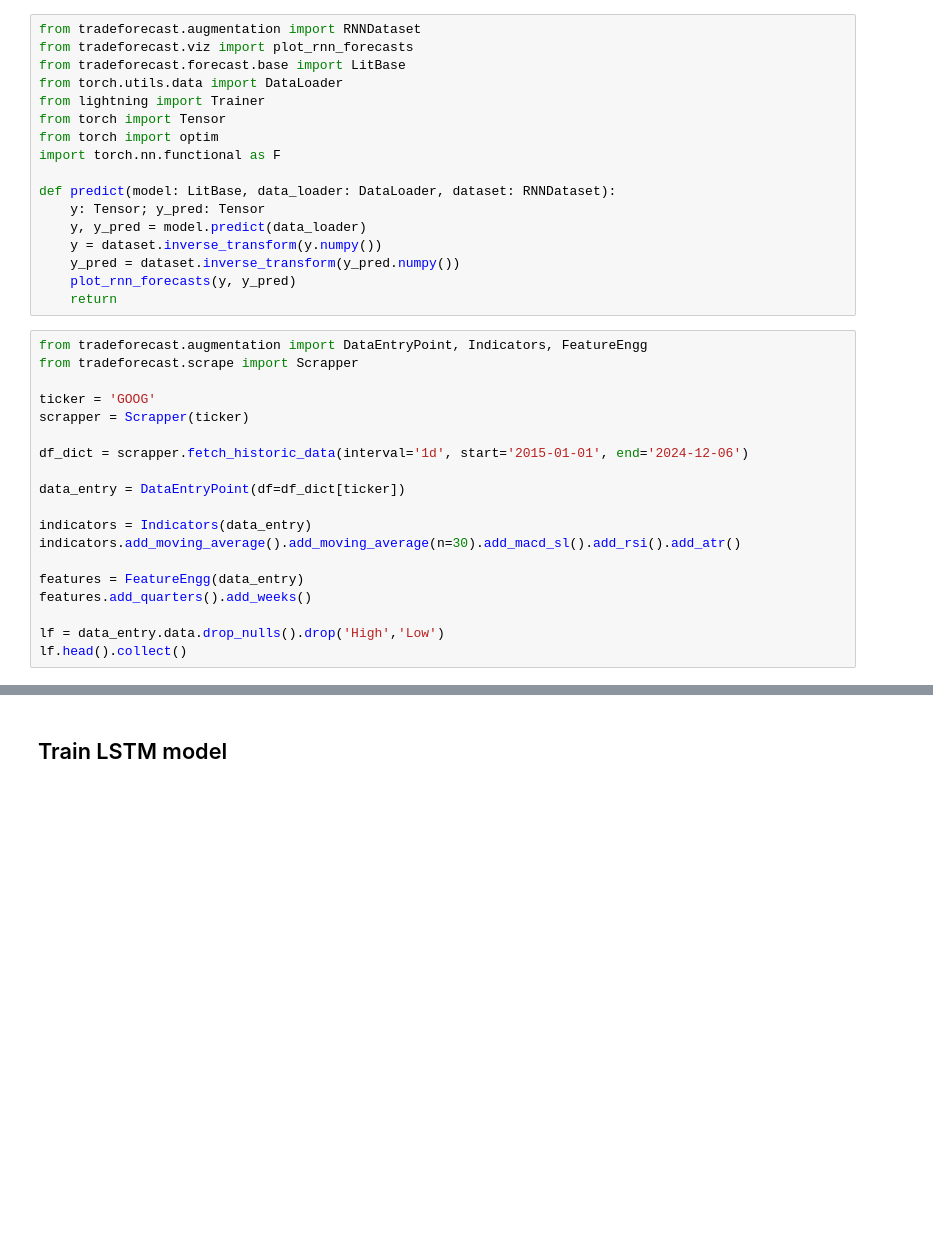
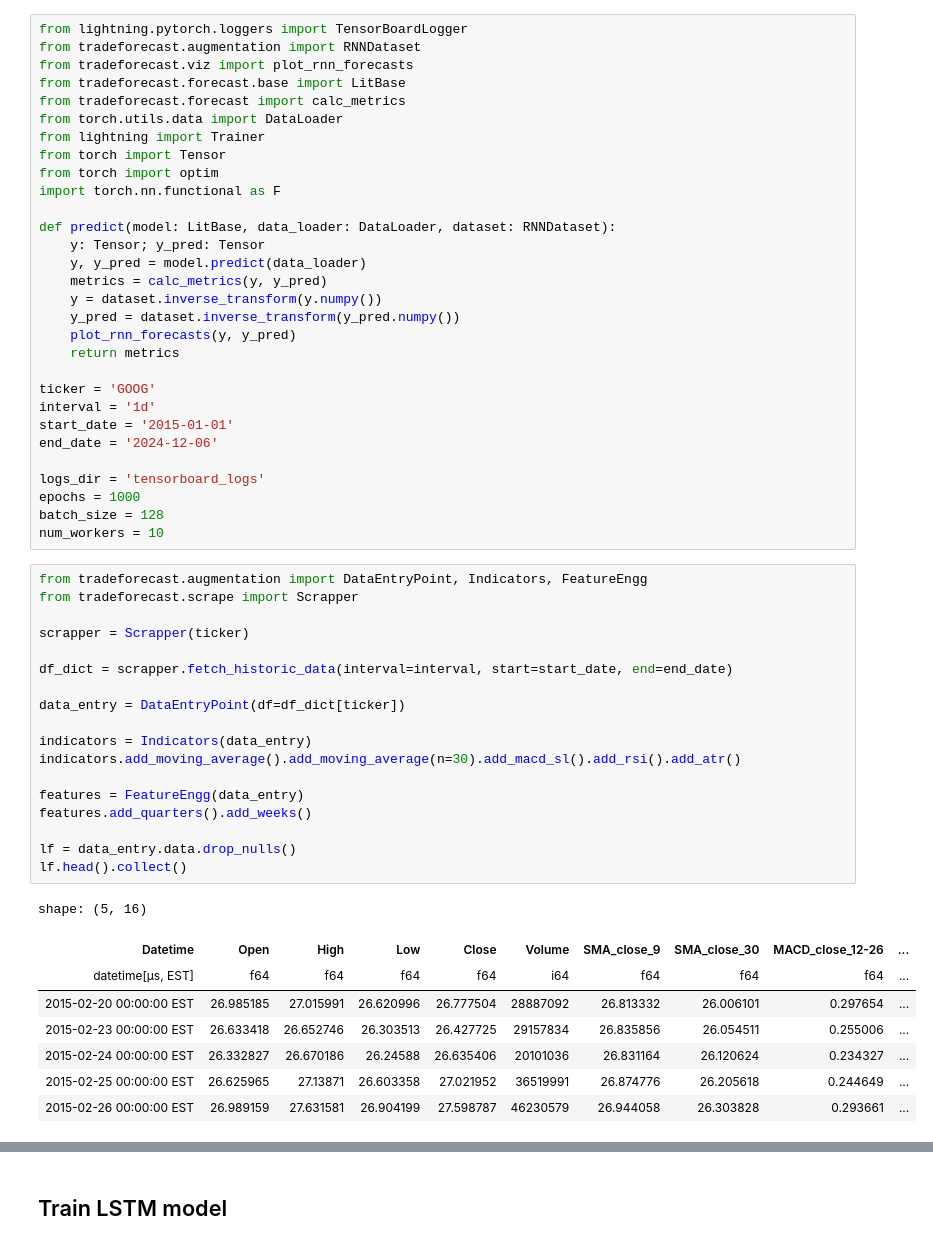
Before and after one commit to vinay-ram1999/TradeForecast, a Jupyter notebook: notebooks/training.ipynb, the cells around one changed output, grey strips where cells are left out. Saved outputs shown, nothing was run; the diff lists cells and outputs as text; blank space fills up the shorter version.

```diff
--- a/notebooks/training.ipynb
+++ b/notebooks/training.ipynb
@@ -4,7 +7,9 @@
 # %%
+from lightning.pytorch.loggers import TensorBoardLogger
 from tradeforecast.augmentation import RNNDataset
 from tradeforecast.viz import plot_rnn_forecasts
 from tradeforecast.forecast.base import LitBase
+from tradeforecast.forecast import calc_metrics
 from torch.utils.data import DataLoader
 from lightning import Trainer
 from torch import Tensor
@@ -14,29 +19,48 @@ import torch.nn.functional as F
 def predict(model: LitBase, data_loader: DataLoader, dataset: RNNDataset):
     y: Tensor; y_pred: Tensor
     y, y_pred = model.predict(data_loader)
+    metrics = calc_metrics(y, y_pred)
     y = dataset.inverse_transform(y.numpy())
     y_pred = dataset.inverse_transform(y_pred.numpy())
     plot_rnn_forecasts(y, y_pred)
-    return
+    return metrics
+
+ticker = 'GOOG'
+interval = '1d'
+start_date = '2015-01-01'
+end_date = '2024-12-06'
+
+logs_dir = 'tensorboard_logs'
+epochs = 1000
+batch_size = 128
+num_workers = 10
 # %%
 from tradeforecast.augmentation import DataEntryPoint, Indicators, FeatureEngg
 from tradeforecast.scrape import Scrapper
 
-ticker = 'GOOG'
 scrapper = Scrapper(ticker)
 
-df_dict = scrapper.fetch_historic_data(interval='1d', start='2015-01-01', end='2024-12-06')
+df_dict = scrapper.fetch_historic_data(interval=interval, start=start_date, end=end_date)
 
 data_entry = DataEntryPoint(df=df_dict[ticker])
 
 indicators = Indicators(data_entry)
 indicators.add_moving_average().add_moving_average(n=30).add_macd_sl().add_rsi().add_atr()
 
 features = FeatureEngg(data_entry)
 features.add_quarters().add_weeks()
 
-lf = data_entry.data.drop_nulls().drop('High','Low')
+lf = data_entry.data.drop_nulls()
 lf.head().collect()
+# %% [output]
+shape: (5, 16)
+| Datetime | Open | High | Low | Close | Volume | SMA_close_9 | SMA_close_30 | MACD_close_12-26 | ... |
+| datetime[μs, EST] | f64 | f64 | f64 | f64 | i64 | f64 | f64 | f64 | ... |
+| 2015-02-20 00:00:00 EST | 26.985185 | 27.015991 | 26.620996 | 26.777504 | 28887092 | 26.813332 | 26.006101 | 0.297654 | ... |
+| 2015-02-23 00:00:00 EST | 26.633418 | 26.652746 | 26.303513 | 26.427725 | 29157834 | 26.835856 | 26.054511 | 0.255006 | ... |
+| 2015-02-24 00:00:00 EST | 26.332827 | 26.670186 | 26.24588 | 26.635406 | 20101036 | 26.831164 | 26.120624 | 0.234327 | ... |
+| 2015-02-25 00:00:00 EST | 26.625965 | 27.13871 | 26.603358 | 27.021952 | 36519991 | 26.874776 | 26.205618 | 0.244649 | ... |
+| 2015-02-26 00:00:00 EST | 26.989159 | 27.631581 | 26.904199 | 27.598787 | 46230579 | 26.944058 | 26.303828 | 0.293661 | ... |
 # %%
 from tradeforecast.augmentation import train_val_test_split
 
```
Also changed, not shown: parts of 17 cells of this notebook, 26 other files.
